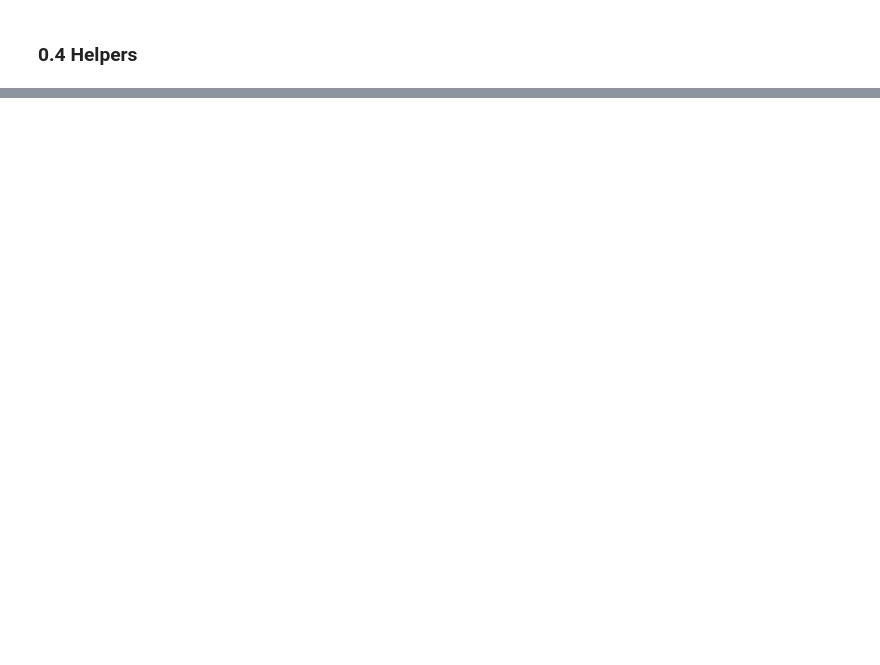
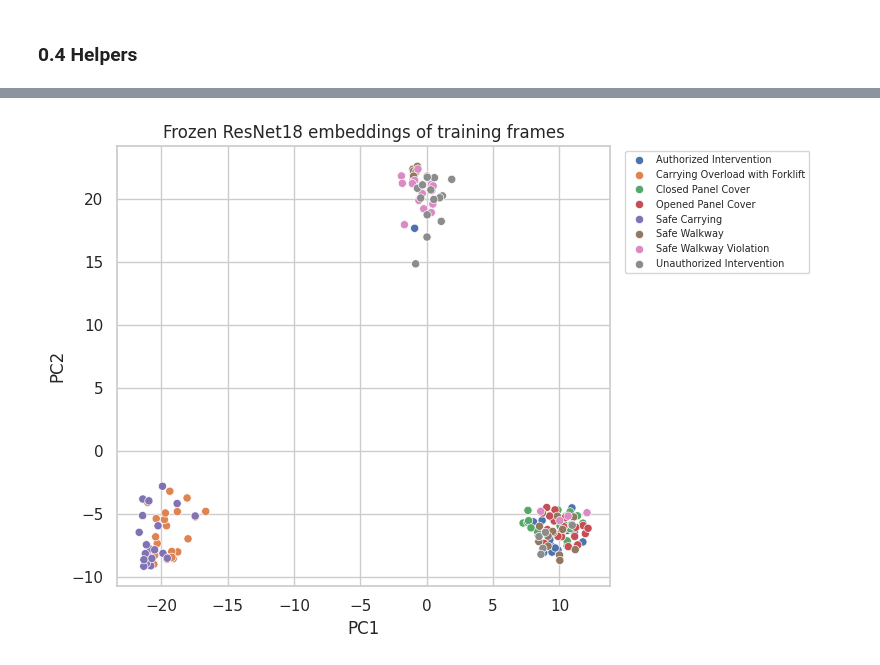
Before and after one commit to Bonaparte003/Smart-Accident-System-Monitoring-SAMS-, a Jupyter notebook: notebooks/01_vision_safe_unsafe.ipynb, the cells around one changed output, grey strips where cells are left out. Drawn from its saved outputs; the diff is of its cells as text; code cells hidden in the pictures; blank space fills up the shorter version.

```diff
--- a/notebooks/01_vision_safe_unsafe.ipynb
+++ b/notebooks/01_vision_safe_unsafe.ipynb
@@ -2465,0 +544,21 @@ Promoted best.pt to /content/drive/MyDrive/SAMS/models/vision/safe_unsafe
+# %%
+@torch.no_grad()
+def embed_frames(paths: List[str]) -> np.ndarray:
+    trunk = models.resnet18(weights=models.ResNet18_Weights.IMAGENET1K_V1)
+    trunk.fc = nn.Identity()
+    trunk = trunk.to(DEVICE).eval()
+    vectors = []
+    for start in range(0, len(paths), BATCH_SIZE):
+        batch = torch.stack([eval_tfms(Image.open(p).convert("RGB")) for p in paths[start : start + BATCH_SIZE]])
+        vectors.append(trunk(batch.to(DEVICE)).cpu().numpy())
+    return np.concatenate(vectors)
+
+
+pca_frames = FRAMES["train"].groupby("label", group_keys=False).apply(lambda f: f.sample(min(20, len(f)), random_state=SEED))
+coords = PCA(n_components=2, random_state=SEED).fit_transform(StandardScaler().fit_transform(embed_frames(pca_frames["filepath"].tolist())))
+fig, ax = plt.subplots(figsize=(8, 5.5))
+sns.scatterplot(x=coords[:, 0], y=coords[:, 1], hue=pca_frames["label"].values, hue_order=CLASS_NAMES, s=35, ax=ax)
+ax.set(xlabel="PC1", ylabel="PC2", title="Frozen ResNet18 embeddings of training frames")
+ax.legend(fontsize=7, bbox_to_anchor=(1.02, 1), loc="upper left")
+save_figure("pca_resnet18_embeddings")
+# %% [output]
@@ -2465,0 +566 @@ Promoted best.pt to /content/drive/MyDrive/SAMS/models/vision/safe_unsafe
+[figure, added]
```
Also changed, not shown: parts of 82 cells of this notebook, 39 other files.
